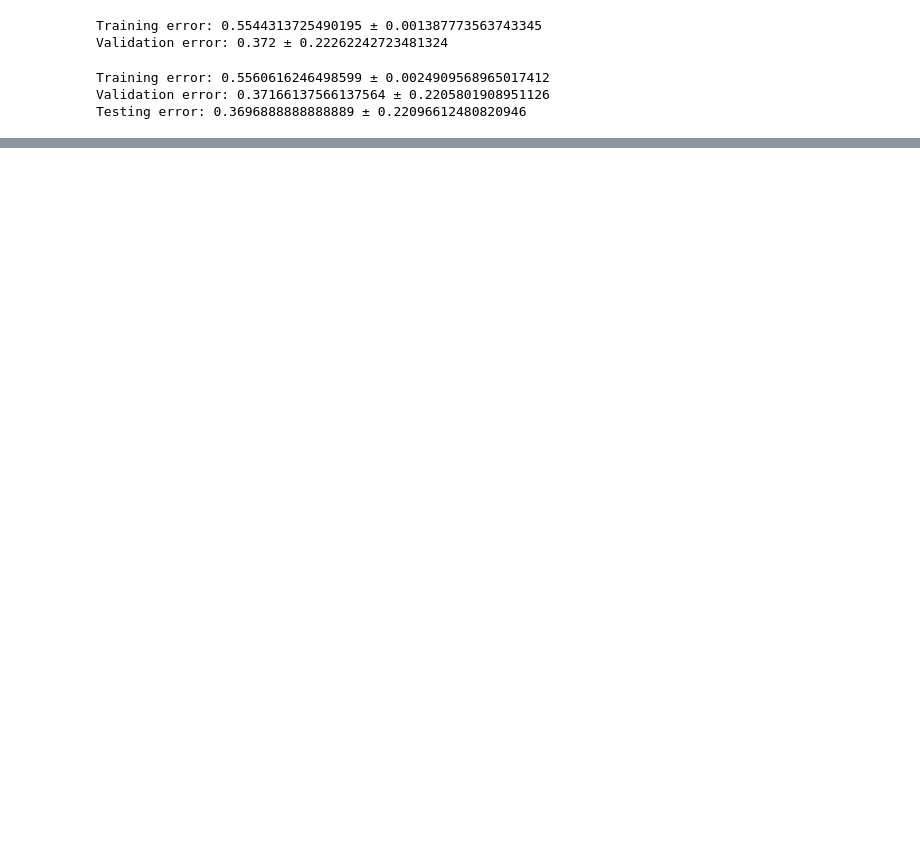
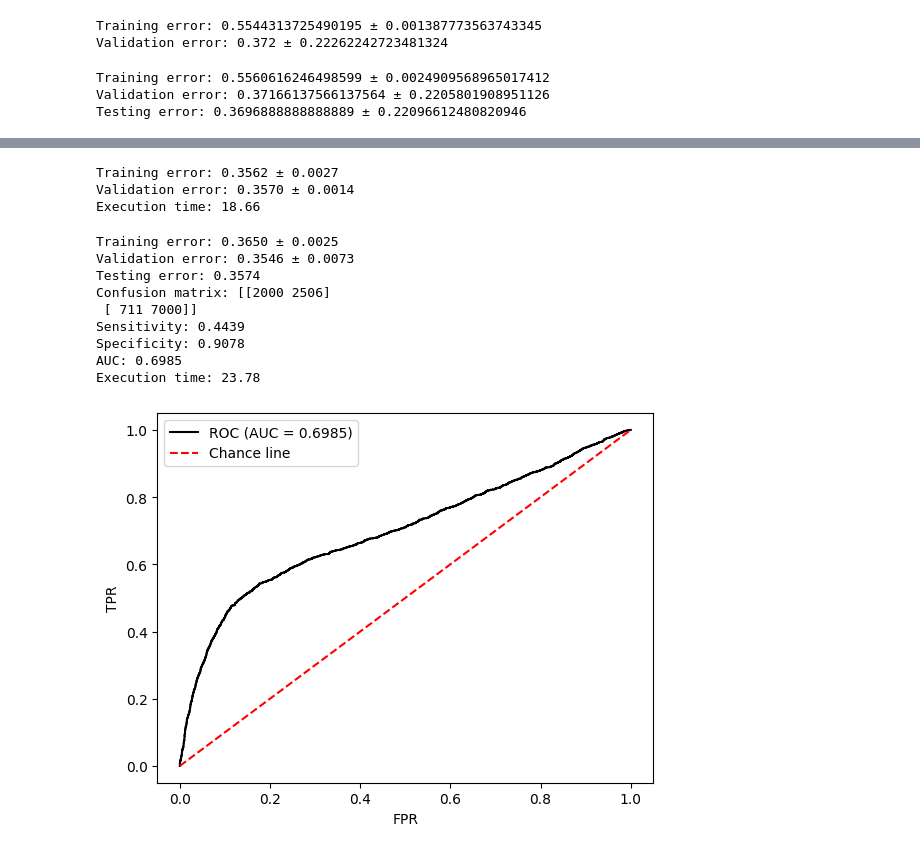
Before and after one commit to gbragafibra/RP_project, a Jupyter notebook: Tests4.ipynb, the cells around one changed output, grey strips where cells are left out. Saved outputs shown, nothing was run; the diff lists cells and outputs as text; code cells hidden in the pictures; blank space fills up the shorter version.

```diff
--- a/Tests4.ipynb
+++ b/Tests4.ipynb
@@ -30,0 +31,20 @@ Execution time: 23.54
+# %%
+run(PCA(features, kaiser), labels, 2, 0.7, 0.15, classifier = "euclidean")
+# %% [output]
+Training error: 0.3562 ± 0.0027
+Validation error: 0.3570 ± 0.0014
+Execution time: 18.66
+# %%
+run(PCA(features, kaiser), labels, 2, 0.7, 0.15, classifier = "euclidean", testing=True,
+   plot = True) #Vectorized some things
+# %% [output]
+Training error: 0.3650 ± 0.0025
+Validation error: 0.3546 ± 0.0073
+Testing error: 0.3574
+Confusion matrix: [[2000 2506]
+ [ 711 7000]]
+Sensitivity: 0.4439
+Specificity: 0.9078
+AUC: 0.6985
+Execution time: 23.78
+[figure, added]
```
Also changed, not shown: parts of 1 cell of this notebook.
